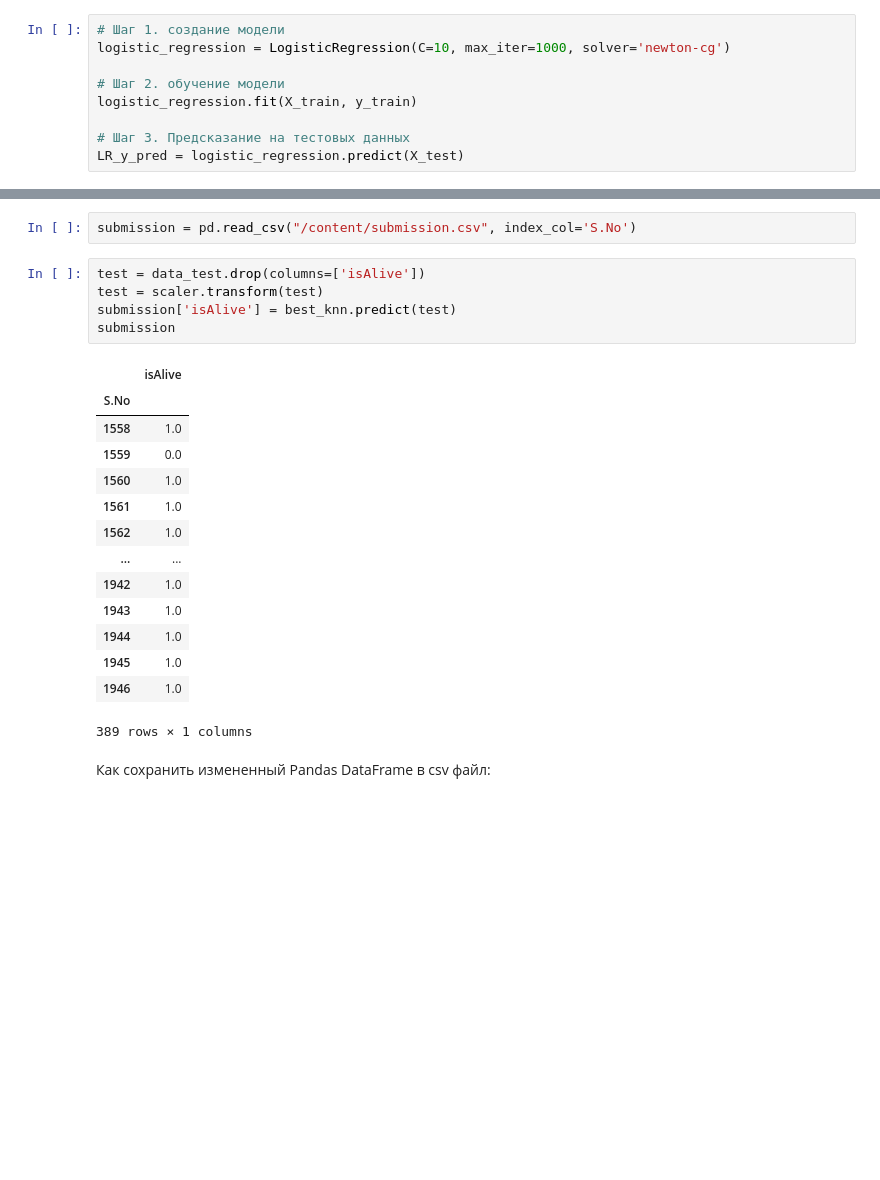
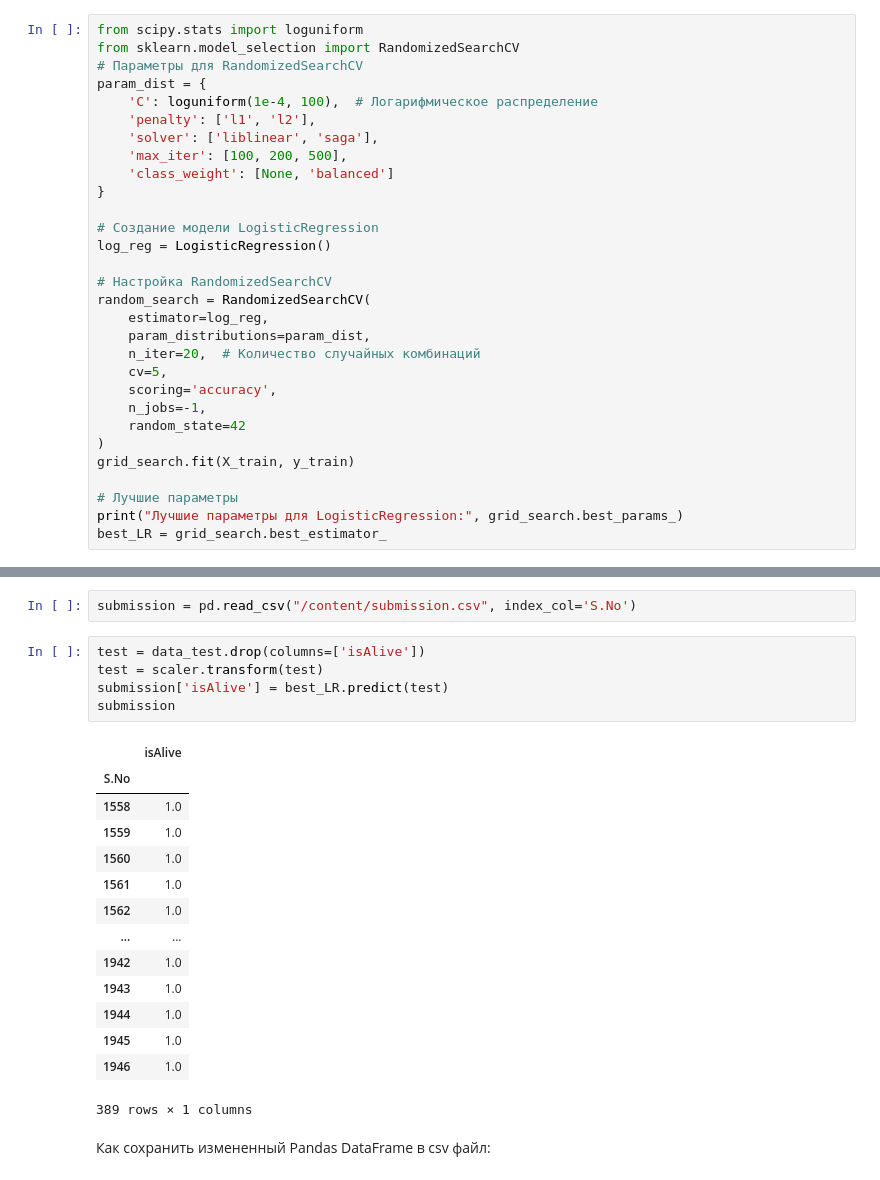
Before and after one commit to RedkinDenis/DeepLearning, a Jupyter notebook: week_01_ml_intro/Homework/hw_1_game_of_thrones.ipynb, the cells around one changed output, grey strips where cells are left out. Saved outputs shown, nothing was run; the diff lists cells and outputs as text; blank space fills up the shorter version.

```diff
--- a/week_01_ml_intro/Homework/hw_1_game_of_thrones.ipynb
+++ b/week_01_ml_intro/Homework/hw_1_game_of_thrones.ipynb
@@ -471,12 +471,33 @@ X_test = scaler.transform(X_test)
 **Задание 2.2.** Обучите модель и сделайте предсказание на тестовой выборке
 # %% [markdown]
 В качестве примера, обучим модель `LogisticRegression` и сделаем на ней предсказания на тестовой выборке.
-# %%
-# Шаг 1. создание модели
-logistic_regression = LogisticRegression(C=10, max_iter=1000, solver='newton-cg')
-
-# Шаг 2. обучение модели
-logistic_regression.fit(X_train, y_train)
-
-# Шаг 3. Предсказание на тестовых данных
-LR_y_pred = logistic_regression.predict(X_test)
+# %%
+from scipy.stats import loguniform
+from sklearn.model_selection import RandomizedSearchCV
+# Параметры для RandomizedSearchCV
+param_dist = {
+    'C': loguniform(1e-4, 100),  # Логарифмическое распределение
+    'penalty': ['l1', 'l2'],
+    'solver': ['liblinear', 'saga'],
+    'max_iter': [100, 200, 500],
+    'class_weight': [None, 'balanced']
+}
+
+# Создание модели LogisticRegression
+log_reg = LogisticRegression()
+
+# Настройка RandomizedSearchCV
+random_search = RandomizedSearchCV(
+    estimator=log_reg,
+    param_distributions=param_dist,
+    n_iter=20,  # Количество случайных комбинаций
+    cv=5,
+    scoring='accuracy',
+    n_jobs=-1,
+    random_state=42
+)
+grid_search.fit(X_train, y_train)
+
+# Лучшие параметры
+print("Лучшие параметры для LogisticRegression:", grid_search.best_params_)
+best_LR = grid_search.best_estimator_
@@ -596,13 +757,13 @@ submission = pd.read_csv("/content/submission.csv", index_col='S.No')
 # %%
 test = data_test.drop(columns=['isAlive'])
 test = scaler.transform(test)
-submission['isAlive'] = best_knn.predict(test)
+submission['isAlive'] = best_LR.predict(test)
 submission
 # %% [output]
 |  | isAlive |
 | S.No |  |
 | 1558 | 1.0 |
-| 1559 | 0.0 |
+| 1559 | 1.0 |
 | 1560 | 1.0 |
 | 1561 | 1.0 |
 | 1562 | 1.0 |
```
Also changed, not shown: parts of 28 cells of this notebook.
